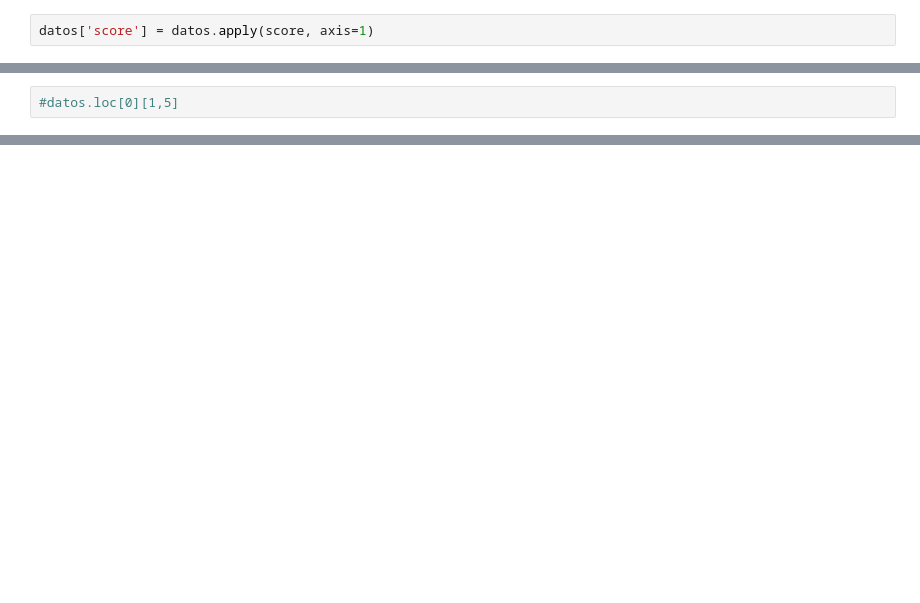
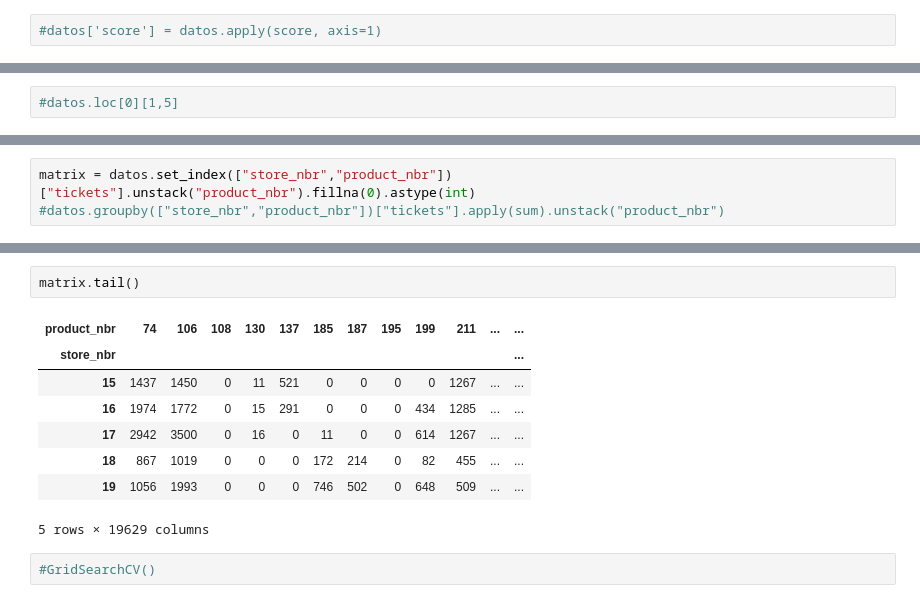
Before and after one commit to fagonzalezosorio/proyectomat282, a Jupyter notebook: Codigos/proyecto.ipynb, the cells around one changed output, grey strips where cells are left out. Saved outputs shown, nothing was run; the diff lists cells and outputs as text; blank space fills up the shorter version.

```diff
--- a/Codigos/proyecto.ipynb
+++ b/Codigos/proyecto.ipynb
@@ -131,2 +128,2 @@ def score(df):
 # %%
-datos['score'] = datos.apply(score, axis=1)
+#datos['score'] = datos.apply(score, axis=1)
@@ -204,0 +145,3 @@ matrix([[8926.15789474, 2336.70422535,    0.        , ..., 4833.        ,
+# %%
+matrix = datos.set_index(["store_nbr","product_nbr"])["tickets"].unstack("product_nbr").fillna(0).astype(int)
+#datos.groupby(["store_nbr","product_nbr"])["tickets"].apply(sum).unstack("product_nbr")
@@ -204,0 +176,13 @@ matrix([[8926.15789474, 2336.70422535,    0.        , ..., 4833.        ,
+# %%
+matrix.tail()
+# %% [output]
+| product_nbr | 74 | 106 | 108 | 130 | 137 | 185 | 187 | 195 | 199 | 211 | ... | ... |
+| store_nbr |  |  |  |  |  |  |  |  |  |  |  | ... |
+| 15 | 1437 | 1450 | 0 | 11 | 521 | 0 | 0 | 0 | 0 | 1267 | ... | ... |
+| 16 | 1974 | 1772 | 0 | 15 | 291 | 0 | 0 | 0 | 434 | 1285 | ... | ... |
+| 17 | 2942 | 3500 | 0 | 16 | 0 | 11 | 0 | 0 | 614 | 1267 | ... | ... |
+| 18 | 867 | 1019 | 0 | 0 | 0 | 172 | 214 | 0 | 82 | 455 | ... | ... |
+| 19 | 1056 | 1993 | 0 | 0 | 0 | 746 | 502 | 0 | 648 | 509 | ... | ... |
+5 rows × 19629 columns
+# %%
+#GridSearchCV()
```
Also changed, not shown: parts of 25 cells of this notebook.
